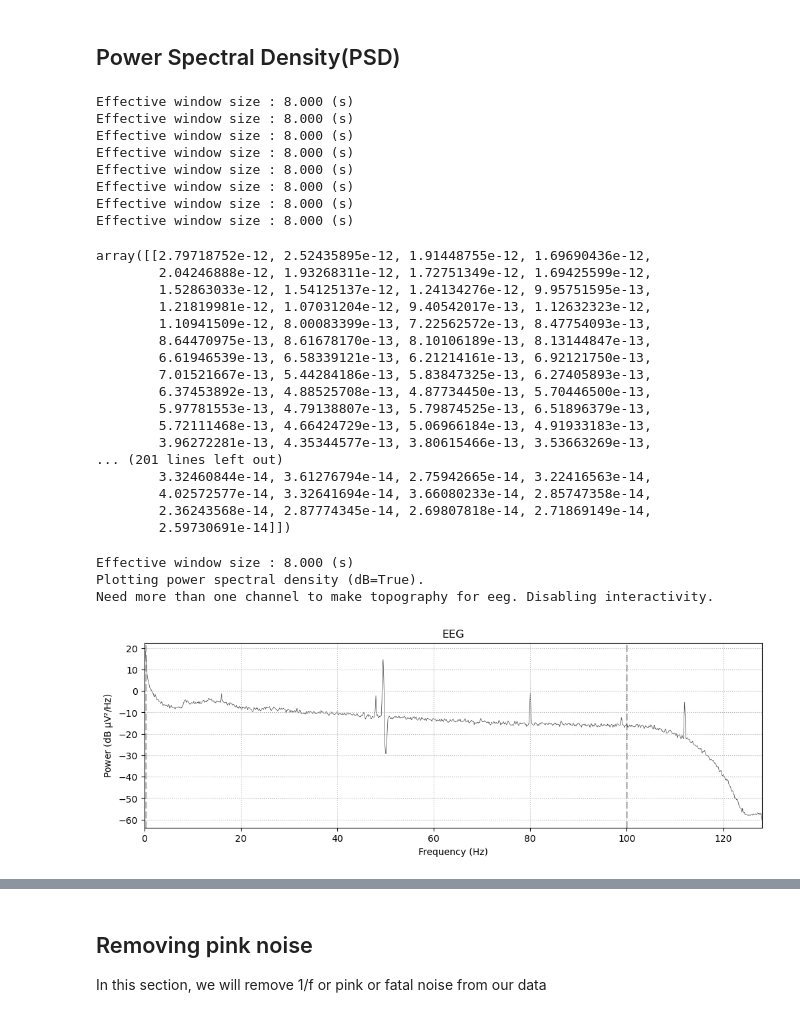
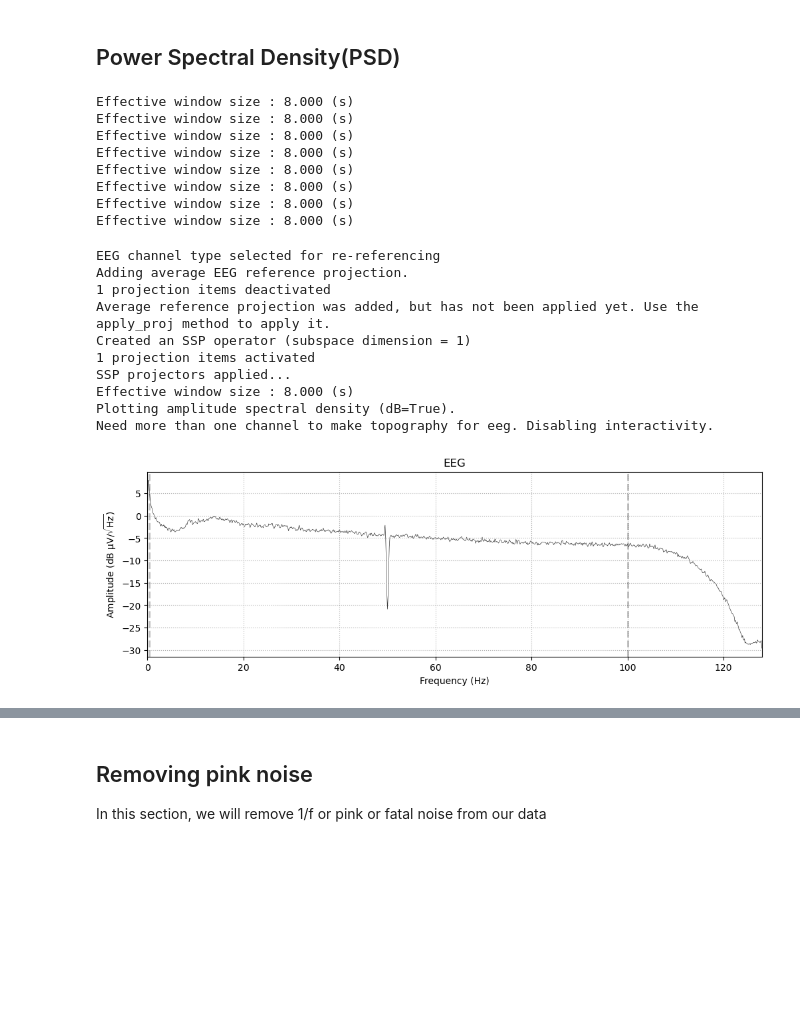
Before and after one commit to navnoorsingh0309/Brain_waves_analysis, a Jupyter notebook: main_TF.ipynb, the cells around one changed output, grey strips where cells are left out. Saved outputs shown, nothing was run; the diff lists cells and outputs as text; code cells hidden in the pictures; blank space fills up the shorter version.

```diff
--- a/main_TF.ipynb
+++ b/main_TF.ipynb
@@ -231,7 +214,6 @@ for i in med1 + med2:
     psdData, psdFreq = filtered_data[i].compute_psd(fmin=2, fmax=110, picks=['Oz']).get_data(return_freqs = True)
     psdDatas.append(psdData)
     psdFreqs.append(psdFreq)
-psdDatas[0]
 # %% [output]
 Effective window size : 8.000 (s)
 Effective window size : 8.000 (s)
@@ -241,29 +223,19 @@ Effective window size : 8.000 (s)
 Effective window size : 8.000 (s)
 Effective window size : 8.000 (s)
 Effective window size : 8.000 (s)
-array([[2.79718752e-12, 2.52435895e-12, 1.91448755e-12, 1.69690436e-12,
-        2.04246888e-12, 1.93268311e-12, 1.72751349e-12, 1.69425599e-12,
-        1.52863033e-12, 1.54125137e-12, 1.24134276e-12, 9.95751595e-13,
-        1.21819981e-12, 1.07031204e-12, 9.40542017e-13, 1.12632323e-12,
-        1.10941509e-12, 8.00083399e-13, 7.22562572e-13, 8.47754093e-13,
-        8.64470975e-13, 8.61678170e-13, 8.10106189e-13, 8.13144847e-13,
-        6.61946539e-13, 6.58339121e-13, 6.21214161e-13, 6.92121750e-13,
-        7.01521667e-13, 5.44284186e-13, 5.83847325e-13, 6.27405893e-13,
-        6.37453892e-13, 4.88525708e-13, 4.87734450e-13, 5.70446500e-13,
-        5.97781553e-13, 4.79138807e-13, 5.79874525e-13, 6.51896379e-13,
-        5.72111468e-13, 4.66424729e-13, 5.06966184e-13, 4.91933183e-13,
-        3.96272281e-13, 4.35344577e-13, 3.80615466e-13, 3.53663269e-13,
-... (201 lines left out)
-        3.32460844e-14, 3.61276794e-14, 2.75942665e-14, 3.22416563e-14,
-        4.02572577e-14, 3.32641694e-14, 3.66080233e-14, 2.85747358e-14,
-        2.36243568e-14, 2.87774345e-14, 2.69807818e-14, 2.71869149e-14,
-        2.59730691e-14]])
 # %%
-filtered_data[0].compute_psd(picks=['Oz']).plot()
+filtered_data[0].copy().set_eeg_reference(projection=True).apply_proj().compute_psd(picks=['Oz']).plot(amplitude=True)
 # %% [output]
+EEG channel type selected for re-referencing
+Adding average EEG reference projection.
+1 projection items deactivated
+Average reference projection was added, but has not been applied yet. Use the apply_proj method to apply it.
+Created an SSP operator (subspace dimension = 1)
+1 projection items activated
+SSP projectors applied...
 Effective window size : 8.000 (s)
-Plotting power spectral density (dB=True).
+Plotting amplitude spectral density (dB=True).
 Need more than one channel to make topography for eeg. Disabling interactivity.
-[figure, old version]
+[figure, new version]
 # %%
 plt.clf()
```
Also changed, not shown: parts of 6 cells of this notebook.
